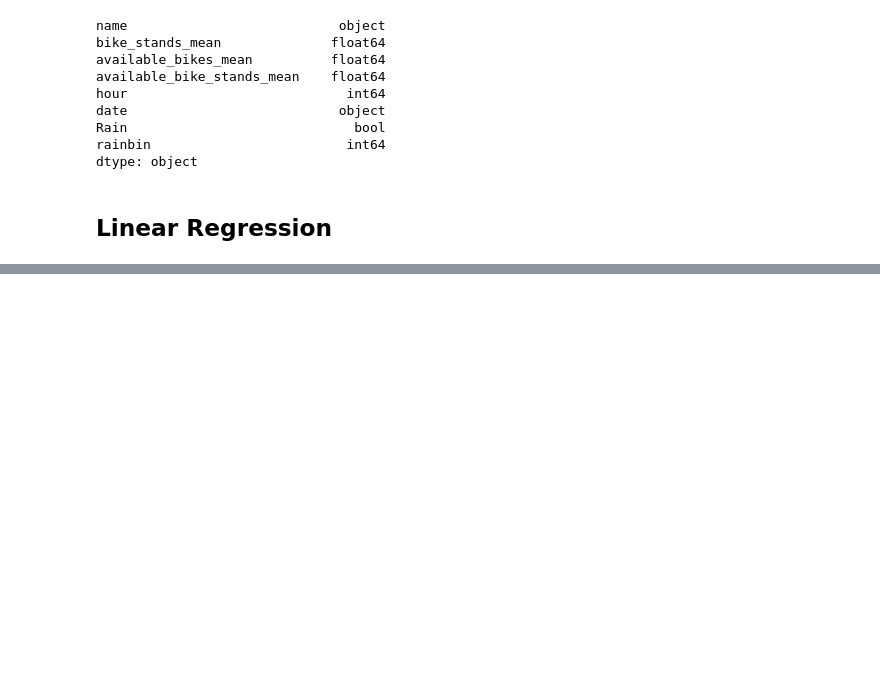
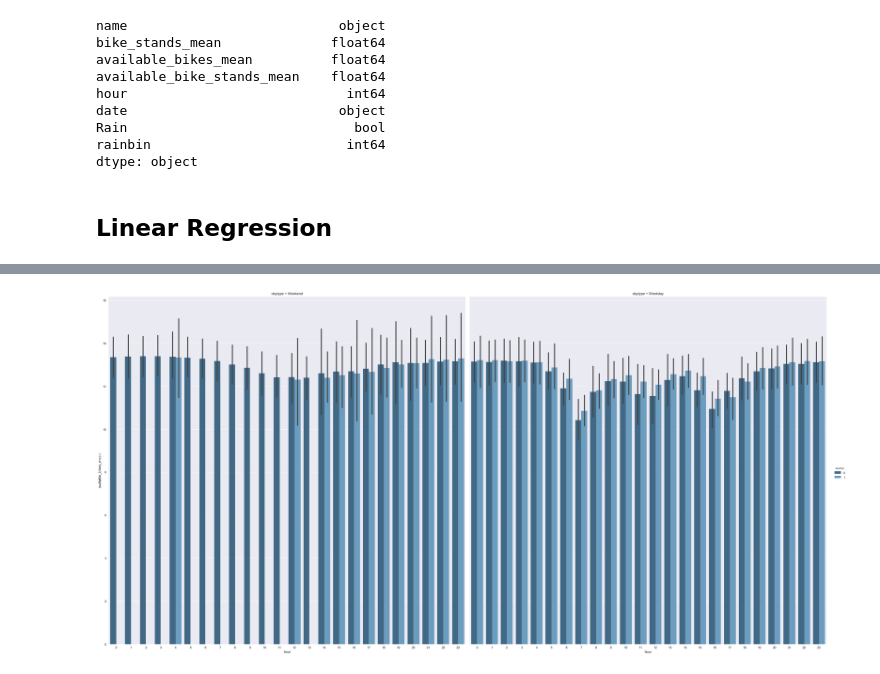
Before and after one commit to rosannahanly/DublinBikesWebsite, a Jupyter notebook: dublin_bikes/Analysis/StationWeatherRegression.ipynb, the cells around one changed output, grey strips where cells are left out. Cells and saved outputs as stored; diff of their text form; code cells hidden in the pictures; blank space fills up the shorter version.

```diff
--- a/dublin_bikes/Analysis/StationWeatherRegression.ipynb
+++ b/dublin_bikes/Analysis/StationWeatherRegression.ipynb
@@ -259,0 +270,21 @@ plt.show()
+# %%
+# Decided to add the days back in
+
+dfSW['day'] = pd.np.where(dfSW.date.str.contains("29/03/2018"), "Thursday",
+                   pd.np.where(dfSW.date.str.contains("30/03/2018"), "Friday",
+                   pd.np.where(dfSW.date.str.contains("31/03/2018"), "Saturday",
+                    pd.np.where(dfSW.date.str.contains("01/04/2018"), "Sunday",
+                    pd.np.where(dfSW.date.str.contains("02/04/2018"), "Monday",
+                   pd.np.where(dfSW.date.str.contains("03/04/2018"), "Tuesday",
+                    pd.np.where(dfSW.date.str.contains("04/04/2018"), "Wednesday",
+                    pd.np.where(dfSW.date.str.contains("05/04/2018"), "Thursday",
+                   pd.np.where(dfSW.date.str.contains("06/04/2018"), "Friday",
+                    pd.np.where(dfSW.date.str.contains("07/04/2018"), "Saturday",
+                    pd.np.where(dfSW.date.str.contains("08/04/2018"), "Sunday",
+                   pd.np.where(dfSW.date.str.contains("09/04/2018"), "Monday",
+                    pd.np.where(dfSW.date.str.contains("10/04/2018"), "Tuesday",
+                    pd.np.where(dfSW.date.str.contains("11/04/2018"), "Wednesday",
+                    pd.np.where(dfSW.date.str.contains("12/04/2018"), "Thursday", "null"
+
+                               )))))))))))))))
+dfSW.head()
@@ -259,0 +298,10 @@ plt.show()
+# %%
+dfSW['daytype'] = pd.np.where(dfSW.day.str.contains("Monday"), "Weekday",
+                   pd.np.where(dfSW.day.str.contains("Tuesday"), "Weekday",
+                   pd.np.where(dfSW.day.str.contains("Wednesday"), "Weekday",
+                    pd.np.where(dfSW.day.str.contains("Thursday"), "Weekday",
+                    pd.np.where(dfSW.day.str.contains("Friday"), "Weekday",
+                   pd.np.where(dfSW.day.str.contains("Saturday"), "Weekend",
+                    pd.np.where(dfSW.day.str.contains("Sunday"), "Weekend", "no"
+                               )))))))
+dfSW.head()
@@ -259,0 +315,5 @@ plt.show()
+# %%
+sns.factorplot(x="hour", y="available_bikes_mean", hue="rainbin", col="daytype", data=dfSW, kind="bar", size=16, palette="Blues_d")
+plt.show()
+# %% [output]
+[figure, added]
```
Also changed, not shown: parts of 6 cells of this notebook.
